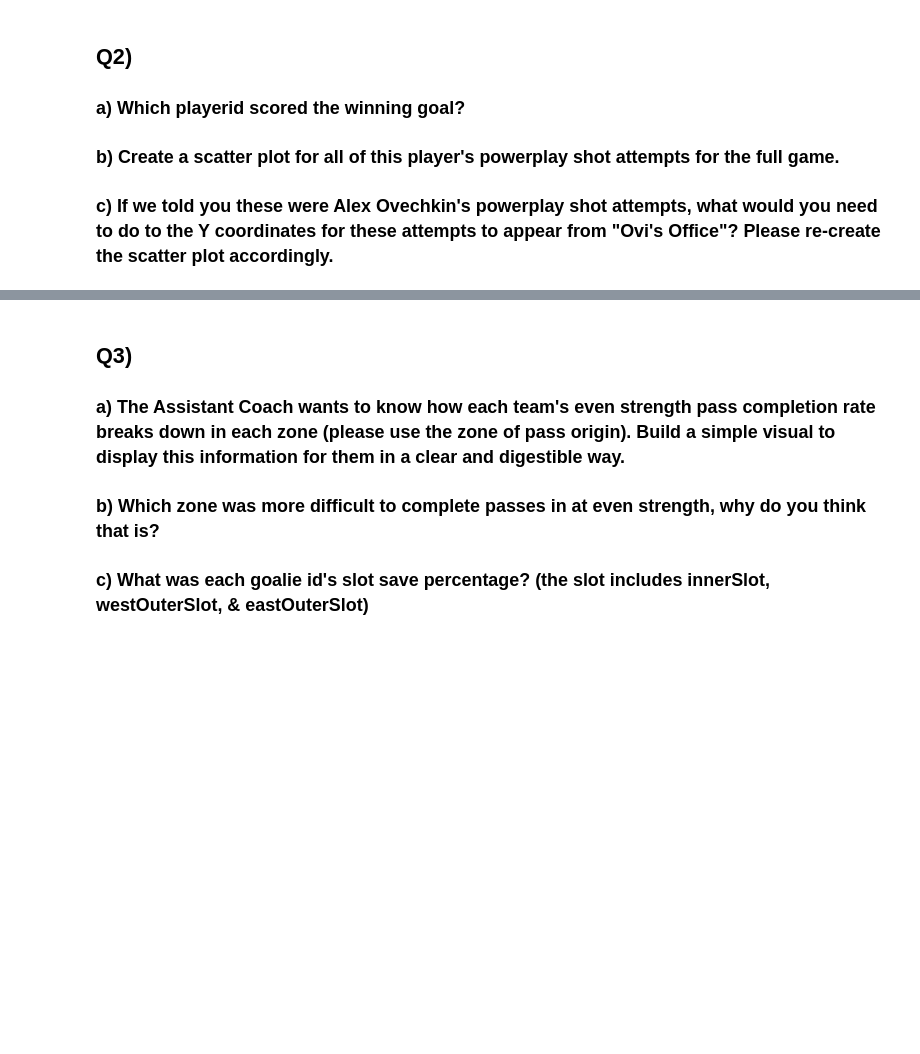
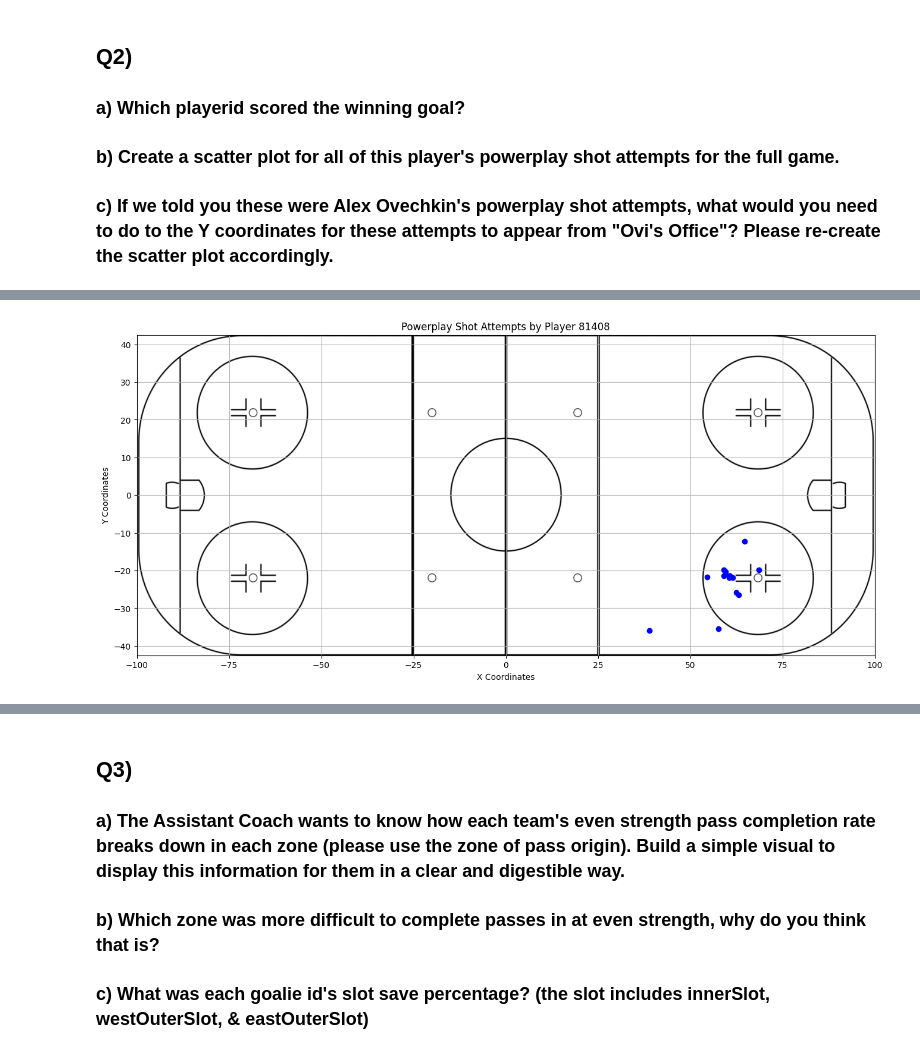
Before and after one commit to kairavv/Data-Analyst-Intern-Assessment-Sportlogiq, a Jupyter notebook: DA_Tutorial_24/Tutorial24_Questionnaire_Test.ipynb, the cells around one changed output, grey strips where cells are left out. Drawn from its saved outputs; the diff is of its cells as text; code cells hidden in the pictures; blank space fills up the shorter version.

```diff
--- a/DA_Tutorial_24/Tutorial24_Questionnaire_Test.ipynb
+++ b/DA_Tutorial_24/Tutorial24_Questionnaire_Test.ipynb
@@ -37,3 +130,82 @@ Please show all work, **keep written answers succinct and to the point** and mos
 ### a) Which playerid scored the winning goal?
 ### b) Create a scatter plot for all of this player's powerplay shot attempts for the full game.
 ### c) If we told you these were Alex Ovechkin's powerplay shot attempts, what would you need to do to the Y coordinates for these attempts to appear from "Ovi's Office"? Please re-create the scatter plot accordingly.
+# %%
+#2.a: Player who scored the winning goal
+winning_goal_playerid = winning_goal['playerid'].values[0]
+print(f"Player ID who scored the winning goal: {winning_goal_playerid}")
+
+#Powerplay shot attempts by the player
+player_shots_powerplay = daTutorial_df[(daTutorial_df['playerid'] == winning_goal_playerid) &
+                                       (daTutorial_df['eventname'].str.contains('shot')) &
+                                       (daTutorial_df['manpowersituation'] == 'powerPlay')]
+
+
+plt.figure(figsize=(16, 7))
+
+#===============================================================================
+#Rink template has been added here as a background image
+#Feel free to remove it if the plot feels too cultured
+rink_image = mpimg.imread('rink_template.png')
+plt.imshow(rink_image, extent=[-100, 100, -42.5, 42.5], aspect='auto')
+
+#===============================================================================
+
+#Plot powerplay shot attempts
+plt.scatter(player_shots_powerplay['xadjcoord'],
+            player_shots_powerplay['yadjcoord'],
+            color='blue',
+            zorder=2)
+
+#Formatting the plot
+plt.title(f'Powerplay Shot Attempts by Player {winning_goal_playerid}')
+plt.xlabel('X Coordinates')
+plt.ylabel('Y Coordinates')
+
+#===============================================================================
+#Change bool/Delete this line if the grid is unnecessary/cultured
+plt.grid(True)
+
+#===============================================================================
+
+# Set plot limits to match the rink image
+plt.xlim(-100, 100)
+plt.ylim(-42.5, 42.5)
+
+plt.show()
+
+
+#===============================================================================
+# Adjust y-coordinates for "Ovi's Office"
+player_shots_powerplay['yadjcoord_ovi'] = -player_shots_powerplay['yadjcoord']
+
+#Plotting Ovechkin's adjusted powerplay shot attempts
+plt.figure(figsize=(16, 7))
+
+#Rink template
+plt.imshow(rink_image, extent=[-100, 100, -42.5, 42.5],
+           aspect='auto')
+
+#Adjusted powerplay shot attempts
+plt.scatter(player_shots_powerplay['xadjcoord'],
+            player_shots_powerplay['yadjcoord_ovi'],
+            color='blue',
+            zorder=2)
+
+#Formatting plot
+plt.title(f'Powerplay Shot Attempts by Player {winning_goal_playerid} (Adjusted for Ovi\'s Office)')
+plt.xlabel('X Coordinates')
+plt.ylabel('Y Coordinates')
+
+#===============================================================================
+#Change bool/Delete this line if the grid is unnecessary/cultured
+plt.grid(True)
+
+#===============================================================================
+
+# Set plot limits to match the rink image
+plt.xlim(-100, 100)
+plt.ylim(-42.5, 42.5)
+
+plt.show()
+# %% [output]
@@ -39,0 +213 @@ Please show all work, **keep written answers succinct and to the point** and mos
+[figure, added]
```
Also changed, not shown: parts of 13 cells of this notebook.
